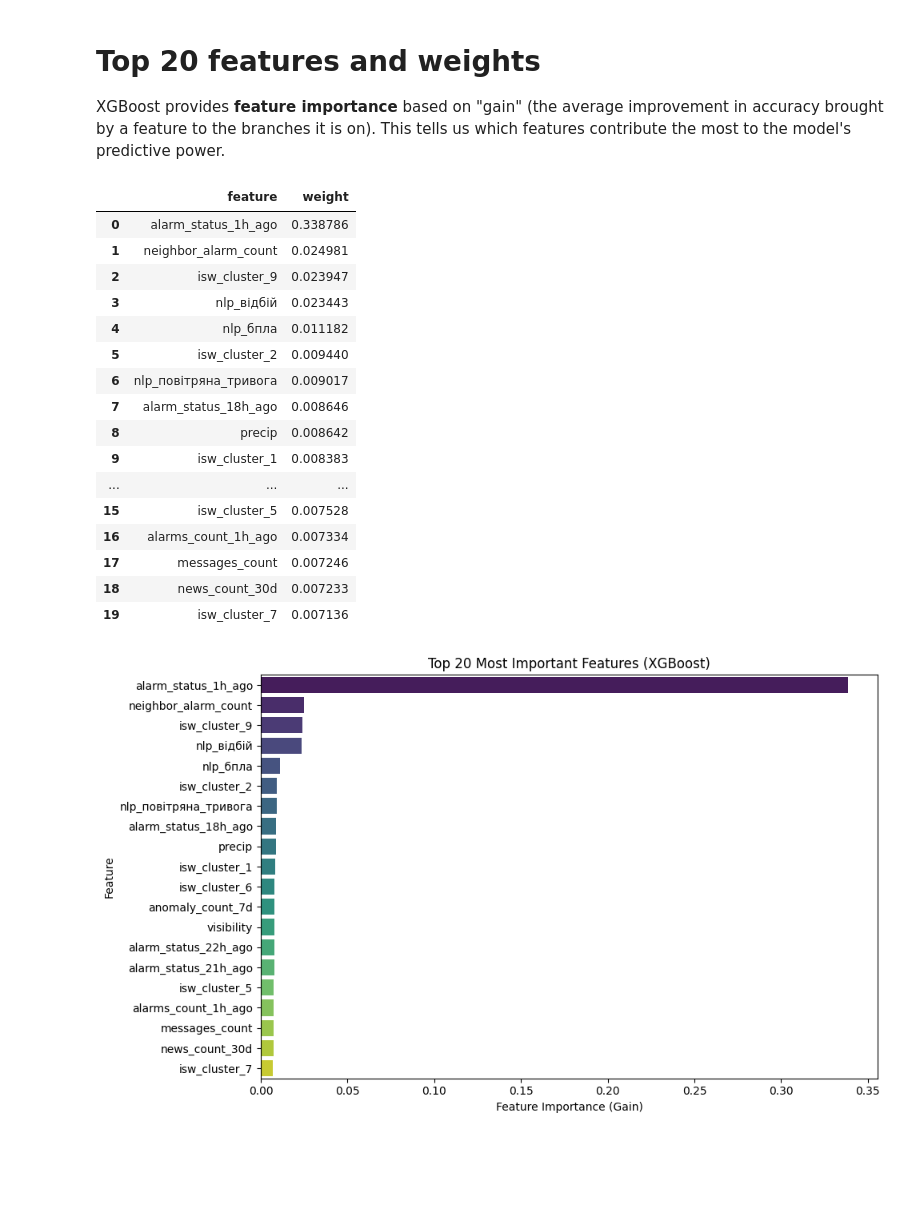
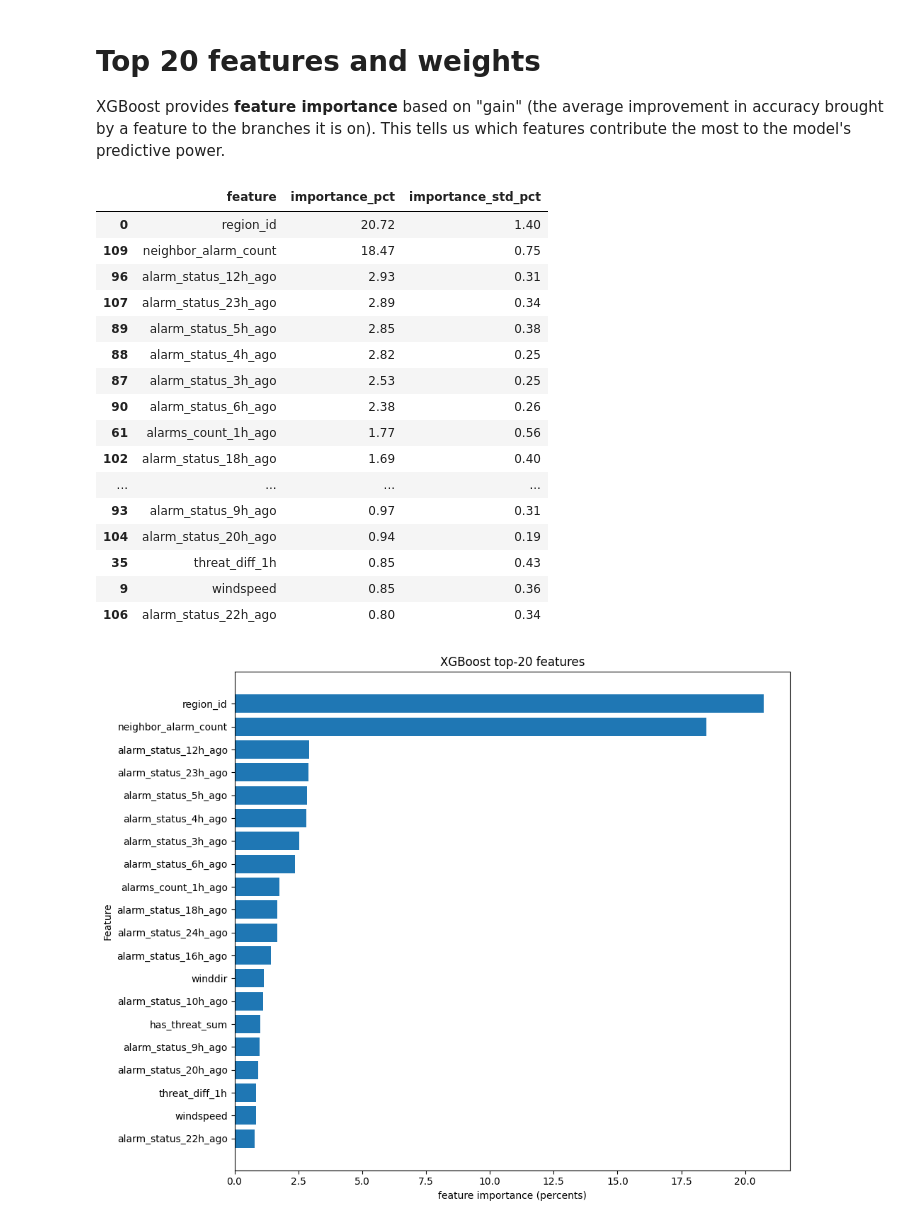
Before and after one commit to GeoChernykh/AlarmForecast, a Jupyter notebook: machine learning/ml_XGBoost.ipynb, the cells around one changed output. Cells and saved outputs as stored; diff of their text form; code cells hidden in the pictures; blank space fills up the shorter version.

Commit message:
models update
Standardized all metrics for final report

```diff
--- a/machine learning/ml_XGBoost.ipynb
+++ b/machine learning/ml_XGBoost.ipynb
@@ -72,0 +264,6 @@ Completed in: 38.35s
+# %%
+mask = X.time >= '2025'
+X_from_2025 = X.loc[mask]
+y_from_2025 = y.loc[mask]
+
+X_from_2025.shape, y_from_2025.shape
@@ -141,0 +352,3 @@ plt.show()
+# %%
+pipeline.fit(X_from_2025, y_from_2025, model__sample_weight=combined_weights(X_from_2025, y_from_2025))
+res, metrics, cm = check_on_new_data(pipeline)
@@ -317,0 +557,4 @@ with open(model_path, "wb") as f:
+# %%
+weights = combined_weights(X_from_2025, y_from_2025)
+best_pipeline.fit(X_from_2025, y_from_2025, model__sample_weight=weights)
+res, metrics, cm = check_on_new_data(best_pipeline)
@@ -320,50 +595,27 @@ with open(model_path, "wb") as f:
 
 XGBoost provides **feature importance** based on "gain" (the average improvement in accuracy brought by a feature to the branches it is on). This tells us which features contribute the most to the model's predictive power.
 # %%
-feature_names = X.drop(columns=["time", "region_id"]).columns.tolist()
-
-importances = tuned_xgb_model.named_steps["classifier"].feature_importances_
-
-feat_imp = (
-    pd.DataFrame({"feature": feature_names, "weight": importances})
-    .sort_values("weight", ascending=False)
-    .reset_index(drop=True)
-)
-
-top20 = feat_imp.head(20)
-top20
+feature_importances = get_feature_importance(best_pipeline)
+feature_importances.head(20)
 # %% [output]
-|  | feature | weight |
-| 0 | alarm_status_1h_ago | 0.338786 |
-| 1 | neighbor_alarm_count | 0.024981 |
-| 2 | isw_cluster_9 | 0.023947 |
-| 3 | nlp_відбій | 0.023443 |
-| 4 | nlp_бпла | 0.011182 |
-| 5 | isw_cluster_2 | 0.009440 |
-| 6 | nlp_повітряна_тривога | 0.009017 |
-| 7 | alarm_status_18h_ago | 0.008646 |
-| 8 | precip | 0.008642 |
-| 9 | isw_cluster_1 | 0.008383 |
-| ... | ... | ... |
-| 15 | isw_cluster_5 | 0.007528 |
-| 16 | alarms_count_1h_ago | 0.007334 |
-| 17 | messages_count | 0.007246 |
-| 18 | news_count_30d | 0.007233 |
-| 19 | isw_cluster_7 | 0.007136 |
+|  | feature | importance_pct | importance_std_pct |
+| 0 | region_id | 20.72 | 1.40 |
+| 109 | neighbor_alarm_count | 18.47 | 0.75 |
+| 96 | alarm_status_12h_ago | 2.93 | 0.31 |
+| 107 | alarm_status_23h_ago | 2.89 | 0.34 |
+| 89 | alarm_status_5h_ago | 2.85 | 0.38 |
+| 88 | alarm_status_4h_ago | 2.82 | 0.25 |
+| 87 | alarm_status_3h_ago | 2.53 | 0.25 |
+| 90 | alarm_status_6h_ago | 2.38 | 0.26 |
+| 61 | alarms_count_1h_ago | 1.77 | 0.56 |
+| 102 | alarm_status_18h_ago | 1.69 | 0.40 |
+| ... | ... | ... | ... |
+| 93 | alarm_status_9h_ago | 0.97 | 0.31 |
+| 104 | alarm_status_20h_ago | 0.94 | 0.19 |
+| 35 | threat_diff_1h | 0.85 | 0.43 |
+| 9 | windspeed | 0.85 | 0.36 |
+| 106 | alarm_status_22h_ago | 0.80 | 0.34 |
 # %%
-plt.figure(figsize=(10, 6))
-
-sns.barplot(
-    data=top20,
-    x="weight",
-    y="feature",
-    palette="viridis"
-)
-
-plt.title("Top 20 Most Important Features (XGBoost)")
-plt.xlabel("Feature Importance (Gain)")
-plt.ylabel("Feature")
-plt.tight_layout()
-plt.show()
+plot_feature_importances(feature_importances.head(20), "XGBoost top-20 features")
 # %% [output]
-[figure, old version]
+[figure, new version]
```
Also changed, not shown: parts of 39 cells of this notebook, 6 other files.
